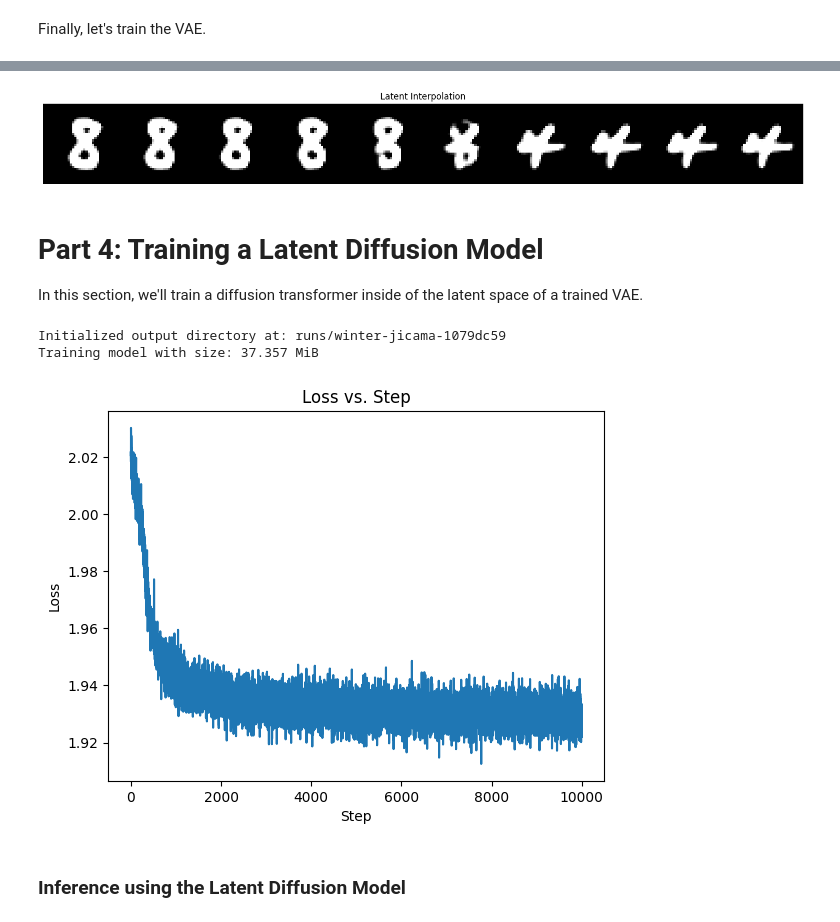
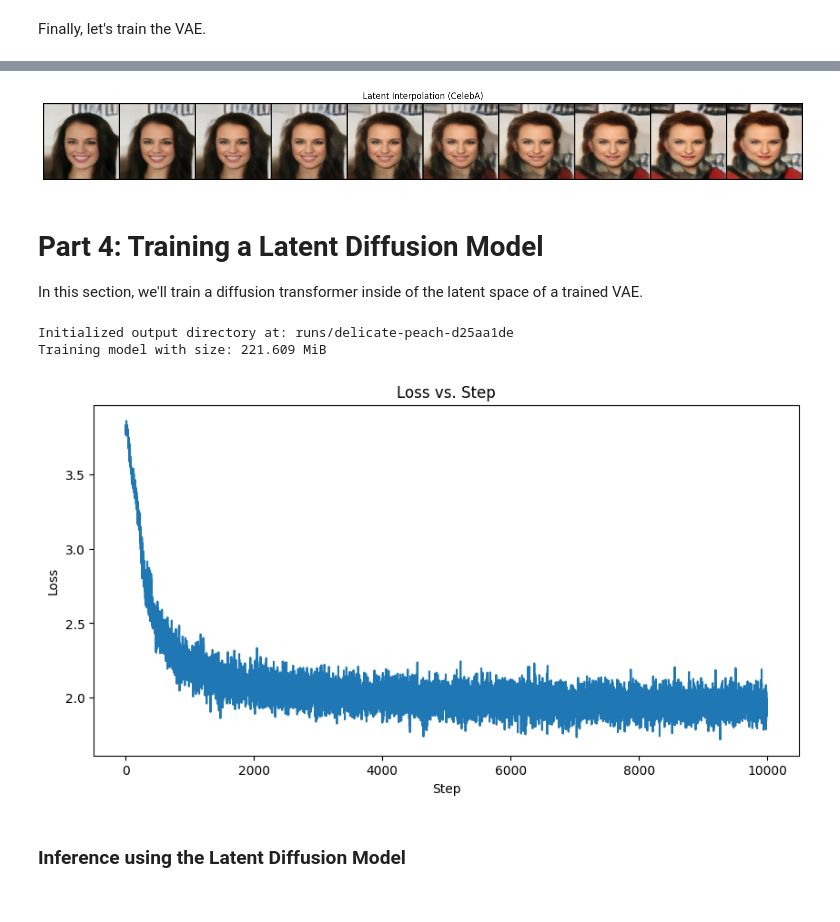
Before and after one commit to avanishd-3/diffusion, a Jupyter notebook: diffusion.ipynb, the cells around one changed output, grey strips where cells are left out. Drawn from its saved outputs; the diff is of its cells as text; code cells hidden in the pictures.

Commit message:
feat: initial celeba version

```diff
--- a/diffusion.ipynb
+++ b/diffusion.ipynb
@@ -1261,15 +1312,15 @@ Training model with size: 5.488 MiB
 # %%
 # Perform interpolation in the latent space
 vae.eval()
-samples, _ = mnist.sample(2)
+samples, _ = celeba.sample(2)
 interpolated_samples = visualize_latent_interpolation(
    x1 = samples[:1],
    x2 = samples[1:2],
    vae = vae,
    n_steps = 10,
-) # n_steps 1 h w
+)
 # %% [output]
-[figure, old version]
+[figure, new version]
 # %% [markdown]
 # Part 4: Training a Latent Diffusion Model
 In this section, we'll train a diffusion transformer inside of the latent space of a trained VAE.
@@ -1363,55 +1409,52 @@ class LatentCFGTrainer(Trainer):
 # %%
 # Finally, let's train!
 
-vae = vae.to(device) # VAE(data_channels = 1, hidden_channels = [16, 32, 64, 128], beta = 1.0)
+device = torch.device('cuda' if torch.cuda.is_available() else 'cpu')
+vae = vae.to(device)
 
-# Initialize latent probability path
-c = 128
-img_size = 4
+# Latent dimensions: 16 channels, 8x8 spatial grid
+latent_c = 16
+latent_size = 8
 
 path = GaussianConditionalProbabilityPath(
-    p_data = None,
-    p_simple_shape = [c, img_size, img_size],
-    alpha = LinearAlpha(),
-    beta = LinearBeta()
+    p_data=None,
+    p_simple_shape=[latent_c, latent_size, latent_size],
+    alpha=LinearAlpha(),
+    beta=LinearBeta()
 ).to(device)
 
 # Initialize model
 dit = DiffusionTransformerFlowModel(
-    img_size = img_size,
-    patch_size = 1,
-    num_layers = 8,
-    c = c,
-    dim = 256,
-    heads = 8,
-    final_dim = 10,
-    n_classes = 11,
+    img_size=latent_size,
+    patch_size=1, # Since latent is already small (8x8), we use patch size 1
+    num_layers=12,
+    c=latent_c,
+    dim=512,
+    heads=8,
+    final_dim=latent_c,
+    n_attrs=celeba.n_attrs
 ).to(device)
 
 # Dataset
-mnist = MNISTSampler().to(device)
+celeba = CelebASampler(root='./data', img_size=128, split='train').to(device)
 
 # Initialize trainer
-trainer = LatentCFGTrainer(
-    mnist = mnist,
-    vae = vae,
-    path = path,
-    eta=0.35,
-    null_label=10
-)
+trainer = LatentCFGTrainer(celeba=celeba, vae=vae, path=path, eta=0.35, null_label=0.0)
 
-# Train! You should have reasonable results in ~15 A100 minutes
-losses, steps = trainer.train(model=dit, num_steps = 10000, lr=0.4e-3, batch_size=256, ckpt_every=500)
+# Training takes about 40 minutes on A100
+losses, steps = trainer.train(model=dit, num_steps=10000, lr=1e-4, batch_size=64, ckpt_every=1000)
 
+# Only plotting the loss curve here
+plt.figure(figsize=(10, 5))
 plt.plot(steps, losses)
 plt.xlabel("Step")
 plt.ylabel("Loss")
 plt.title("Loss vs. Step")
 plt.show()
 # %% [output]
-Initialized output directory at: runs/winter-jicama-1079dc59
-Training model with size: 37.357 MiB
+Initialized output directory at: runs/delicate-peach-d25aa1de
+Training model with size: 221.609 MiB
-[figure, old version]
+[figure, new version]
 # %% [markdown]
 ### Inference using the Latent Diffusion Model
 # %%
```
Also changed, not shown: parts of 16 cells of this notebook.
